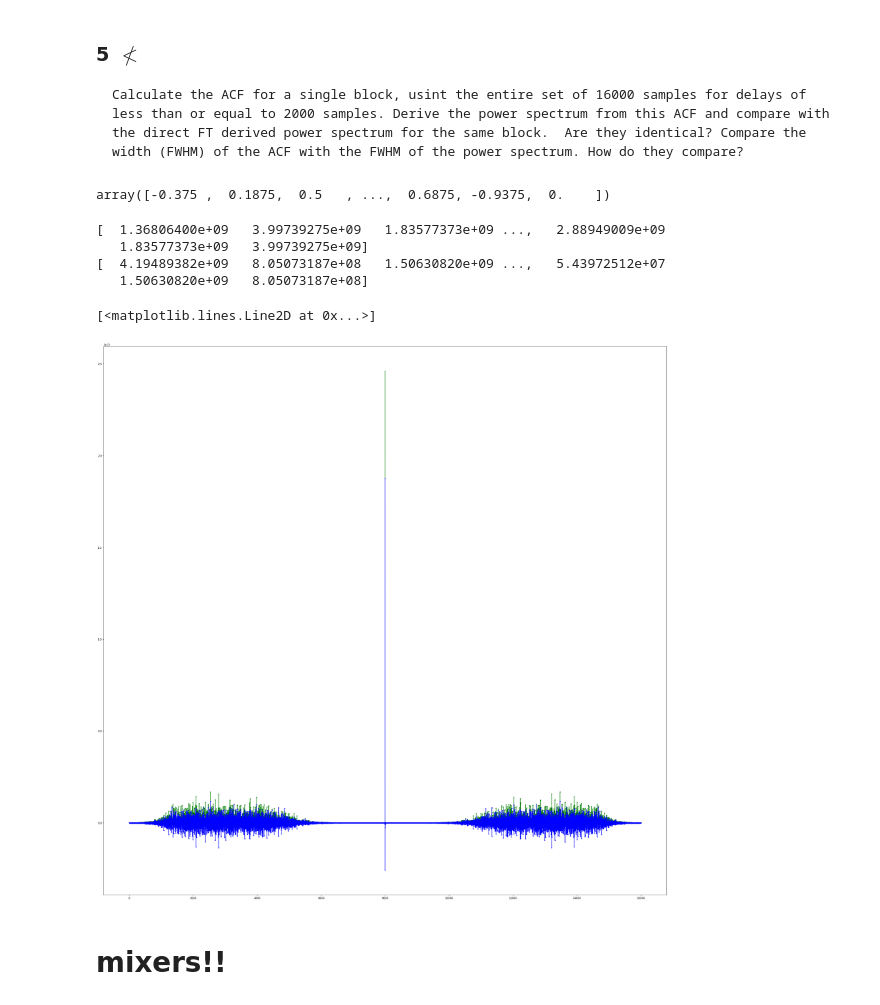
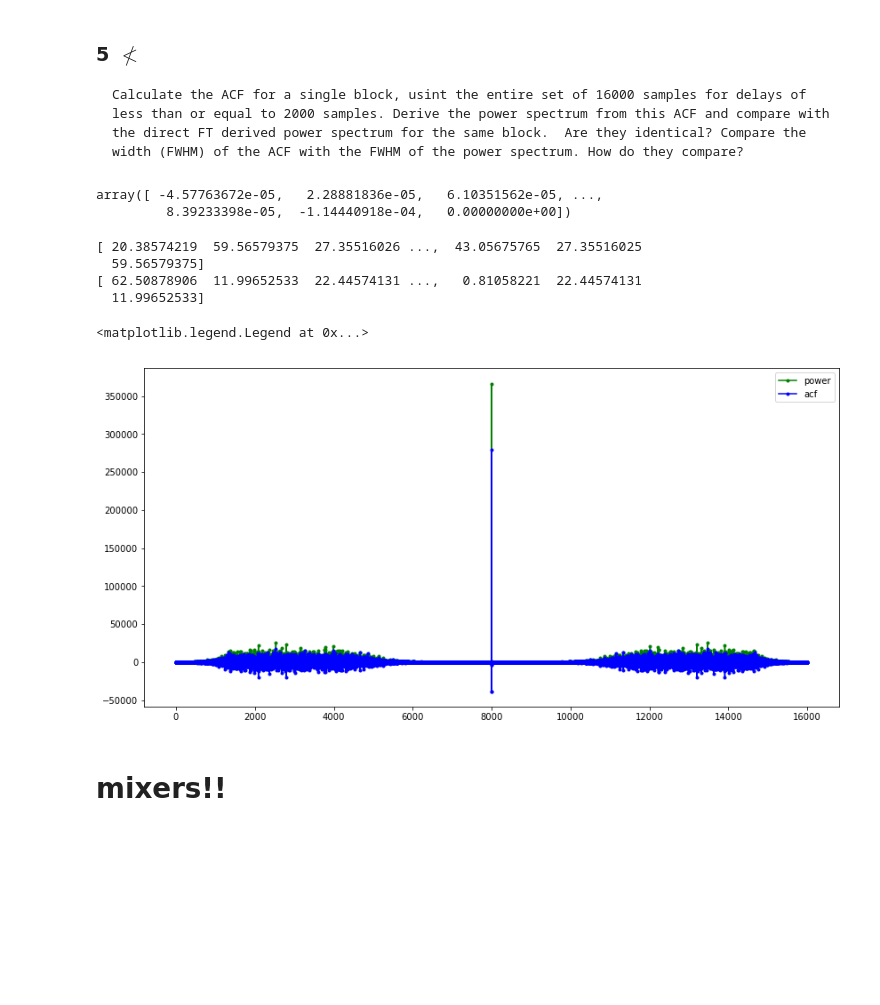
Before and after one commit to ahermosillo/ugastro121, a Jupyter notebook: Lab1/Lab1_dataAnalysis.ipynb, the cells around one changed output. Saved outputs shown, nothing was run; the diff lists cells and outputs as text; code cells hidden in the pictures; blank space fills up the shorter version.

```diff
--- a/Lab1/Lab1_dataAnalysis.ipynb
+++ b/Lab1/Lab1_dataAnalysis.ipynb
@@ -348,8 +484,8 @@ NameError: name 'arr16000' is not defined
 # %%
 arr16000 = (data32['arr_0'])
-arr16000 = arr16000.astype(float)
+arr16000 = arr16000.astype(float)/(2.**13)
 arr32_16000 = (data32['arr_1'])
-arr32_16000 = arr32_16000.astype(float)
+arr32_16000 = arr32_16000.astype(float)/(2.**13)
 # %% [markdown]
 ### 1
     What is the mean voltage, mean square voltage, root-mean-square voltage?
@@ -502,7 +646,8 @@ for n in numAvgs:
 # %%
 arr32_16000[5]/2.**12
 # %% [output]
-array([-0.375 ,  0.1875,  0.5   , ...,  0.6875, -0.9375,  0.    ])
+array([ -4.57763672e-05,   2.28881836e-05,   6.10351562e-05, ...,
+         8.39233398e-05,  -1.14440918e-04,   0.00000000e+00])
 # %%
 N = 16000
 
@@ -518,17 +663,18 @@ power = np.abs(arr_dft)**2
 print(np.abs(acf_dft))
 print(power)
 # %% [output]
-[  1.36806400e+09   3.99739275e+09   1.83577373e+09 ...,   2.88949009e+09
-   1.83577373e+09   3.99739275e+09]
-[  4.19489382e+09   8.05073187e+08   1.50630820e+09 ...,   5.43972512e+07
-   1.50630820e+09   8.05073187e+08]
+[ 20.38574219  59.56579375  27.35516026 ...,  43.05675765  27.35516025
+  59.56579375]
+[ 62.50878906  11.99652533  22.44574131 ...,   0.81058221  22.44574131
+  11.99652533]
 # %%
-plt.figure(figsize = (40,40))
+plt.figure(figsize = (14,7))
 plt.plot(power, 'g.-', label = 'power')
 plt.plot(acf_dft.real, 'b.-',label = 'acf')
+plt.legend()
 # %% [output]
-[<matplotlib.lines.Line2D at 0x...>]
+<matplotlib.legend.Legend at 0x...>
-[figure, old version]
+[figure, new version]
 # %% [markdown]
 # mixers!!
 # %% [markdown]
```
Also changed, not shown: parts of 75 cells of this notebook, 33 other files.
